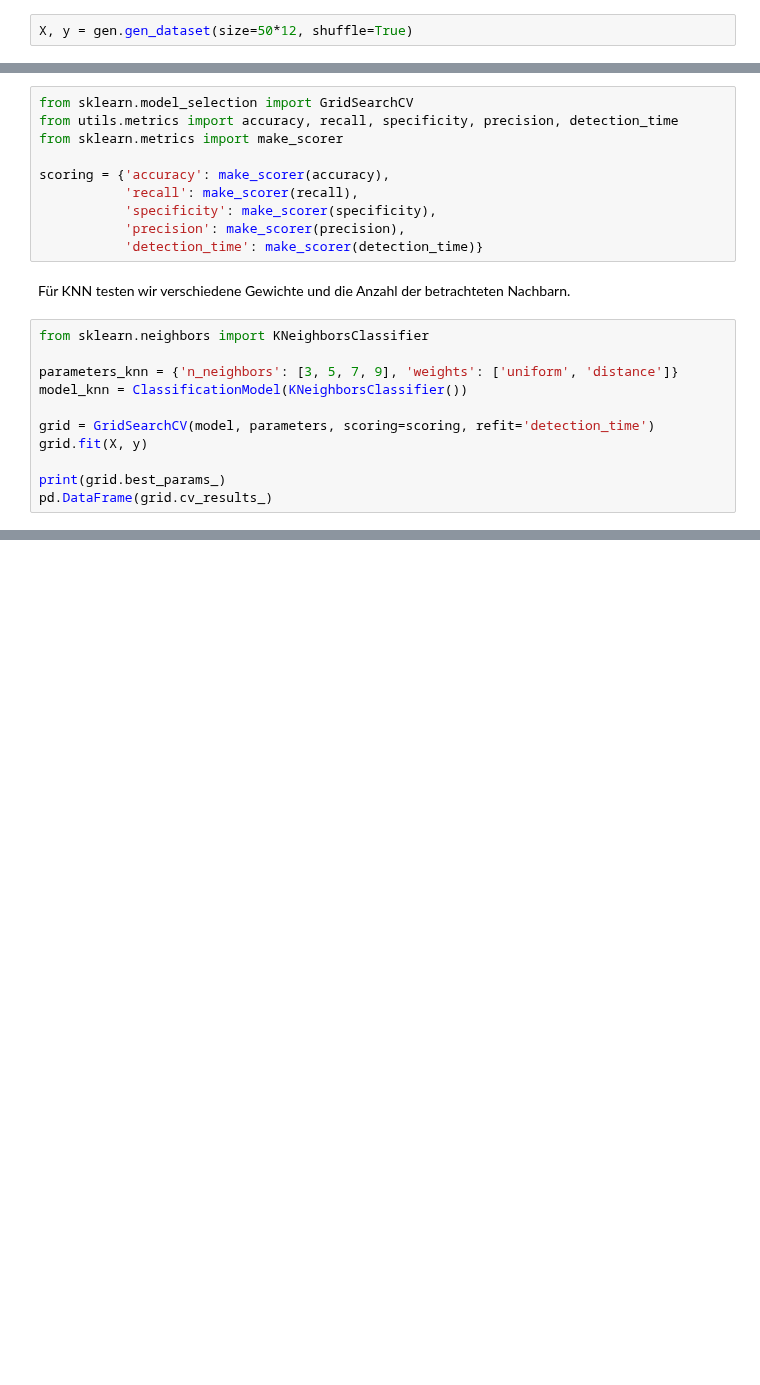
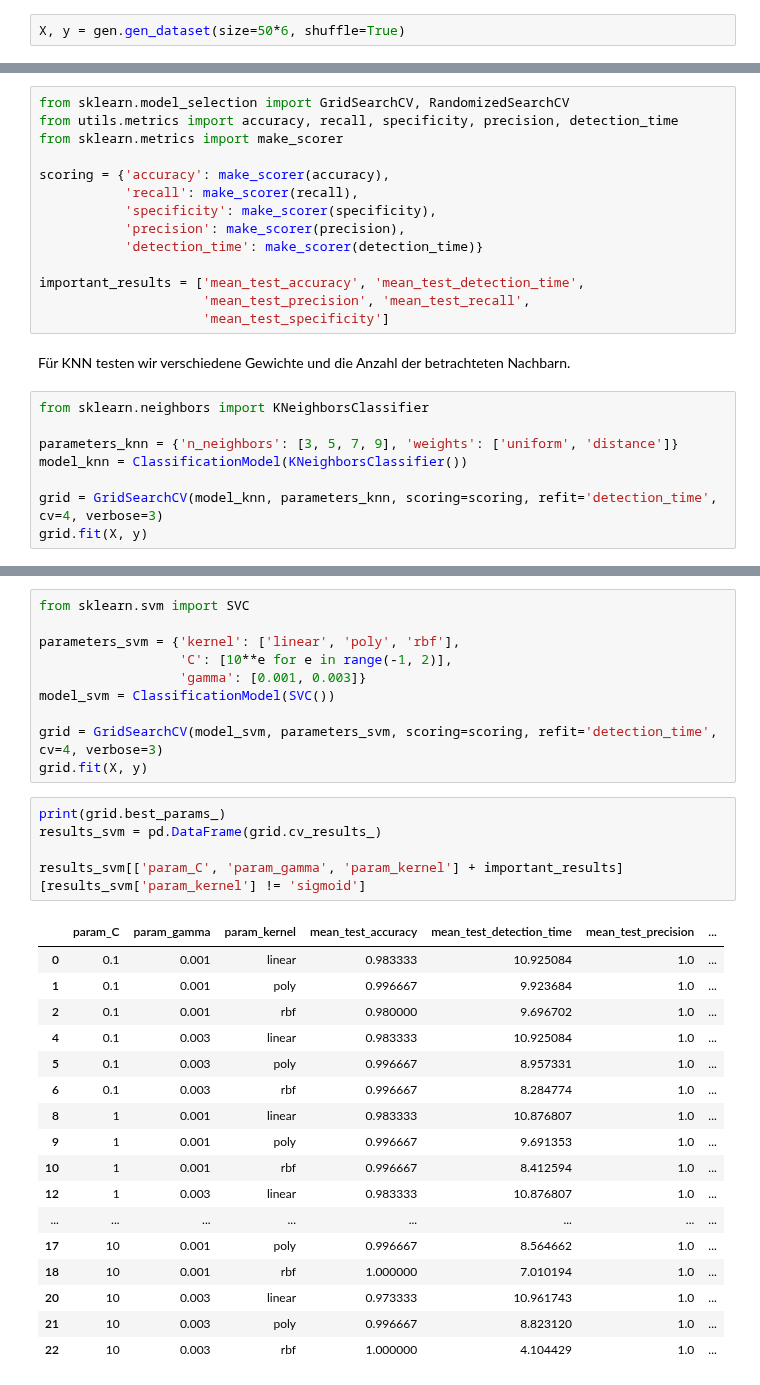
Before and after one commit to JulianBvW/BA-WDN-Leakage-Detection, a Jupyter notebook: LeakageDetection.ipynb, the cells around one changed output, grey strips where cells are left out. Saved outputs shown, nothing was run; the diff lists cells and outputs as text; blank space fills up the shorter version.

Commit message:
GridSearchCV for all 3 classifiers

```diff
--- a/LeakageDetection.ipynb
+++ b/LeakageDetection.ipynb
@@ -110,5 +107,5 @@ Nodes: ['10', '11', '12', '13', '2', '21', '22', '23', '31', '32', '9']
 Edges: [('10', '11'), ('11', '12'), ('11', '21'), ('12', '13'), ('12', '22'), ('13', '23'), ('21', '22'), ('21', '31'), ('22', '23'), ('22', '32'), ('31', '32'), ('9', '10'), ('2', '12')]
 [figure]
 # %%
-X, y = gen.gen_dataset(size=50*12, shuffle=True)
+X, y = gen.gen_dataset(size=50*6, shuffle=True)
 # %% [output]
@@ -274,7 +271,7 @@ pd.DataFrame(cv_results)
 # %% [markdown]
 Um nun verschiedene Hyperparameter für einen Algorithmus zu testen, nutzen wir Grid-Search, welches alle möglichen Kombinationen von ausgewählten Parametern mittels Cross-Validation testet
 # %%
-from sklearn.model_selection import GridSearchCV
+from sklearn.model_selection import GridSearchCV, RandomizedSearchCV
 from utils.metrics import accuracy, recall, specificity, precision, detection_time
 from sklearn.metrics import make_scorer
 
@@ -283,6 +280,10 @@ scoring = {'accuracy': make_scorer(accuracy),
            'specificity': make_scorer(specificity),
            'precision': make_scorer(precision),
            'detection_time': make_scorer(detection_time)}
+
+important_results = ['mean_test_accuracy', 'mean_test_detection_time',
+                     'mean_test_precision', 'mean_test_recall',
+                     'mean_test_specificity']
 # %% [markdown]
 Für KNN testen wir verschiedene Gewichte und die Anzahl der betrachteten Nachbarn.
 # %%
@@ -291,8 +292,5 @@ from sklearn.neighbors import KNeighborsClassifier
 parameters_knn = {'n_neighbors': [3, 5, 7, 9], 'weights': ['uniform', 'distance']}
 model_knn = ClassificationModel(KNeighborsClassifier())
 
-grid = GridSearchCV(model, parameters, scoring=scoring, refit='detection_time')
+grid = GridSearchCV(model_knn, parameters_knn, scoring=scoring, refit='detection_time', cv=4, verbose=3)
 grid.fit(X, y)
-
-print(grid.best_params_)
-pd.DataFrame(grid.cv_results_)
@@ -298,0 +315,33 @@ pd.DataFrame(grid.cv_results_)
+# %%
+from sklearn.svm import SVC
+
+parameters_svm = {'kernel': ['linear', 'poly', 'rbf'],
+                  'C': [10**e for e in range(-1, 2)],
+                  'gamma': [0.001, 0.003]}
+model_svm = ClassificationModel(SVC())
+
+grid = GridSearchCV(model_svm, parameters_svm, scoring=scoring, refit='detection_time', cv=4, verbose=3)
+grid.fit(X, y)
+# %%
+print(grid.best_params_)
+results_svm = pd.DataFrame(grid.cv_results_)
+
+results_svm[['param_C', 'param_gamma', 'param_kernel'] + important_results][results_svm['param_kernel'] != 'sigmoid']
+# %% [output]
+|  | param_C | param_gamma | param_kernel | mean_test_accuracy | mean_test_detection_time | mean_test_precision | ... |
+| 0 | 0.1 | 0.001 | linear | 0.983333 | 10.925084 | 1.0 | ... |
+| 1 | 0.1 | 0.001 | poly | 0.996667 | 9.923684 | 1.0 | ... |
+| 2 | 0.1 | 0.001 | rbf | 0.980000 | 9.696702 | 1.0 | ... |
+| 4 | 0.1 | 0.003 | linear | 0.983333 | 10.925084 | 1.0 | ... |
+| 5 | 0.1 | 0.003 | poly | 0.996667 | 8.957331 | 1.0 | ... |
+| 6 | 0.1 | 0.003 | rbf | 0.996667 | 8.284774 | 1.0 | ... |
+| 8 | 1 | 0.001 | linear | 0.983333 | 10.876807 | 1.0 | ... |
+| 9 | 1 | 0.001 | poly | 0.996667 | 9.691353 | 1.0 | ... |
+| 10 | 1 | 0.001 | rbf | 0.996667 | 8.412594 | 1.0 | ... |
+| 12 | 1 | 0.003 | linear | 0.983333 | 10.876807 | 1.0 | ... |
+| ... | ... | ... | ... | ... | ... | ... | ... |
+| 17 | 10 | 0.001 | poly | 0.996667 | 8.564662 | 1.0 | ... |
+| 18 | 10 | 0.001 | rbf | 1.000000 | 7.010194 | 1.0 | ... |
+| 20 | 10 | 0.003 | linear | 0.973333 | 10.961743 | 1.0 | ... |
+| 21 | 10 | 0.003 | poly | 0.996667 | 8.823120 | 1.0 | ... |
+| 22 | 10 | 0.003 | rbf | 1.000000 | 4.104429 | 1.0 | ... |
```
Also changed, not shown: parts of 9 cells of this notebook, 1 other file.
